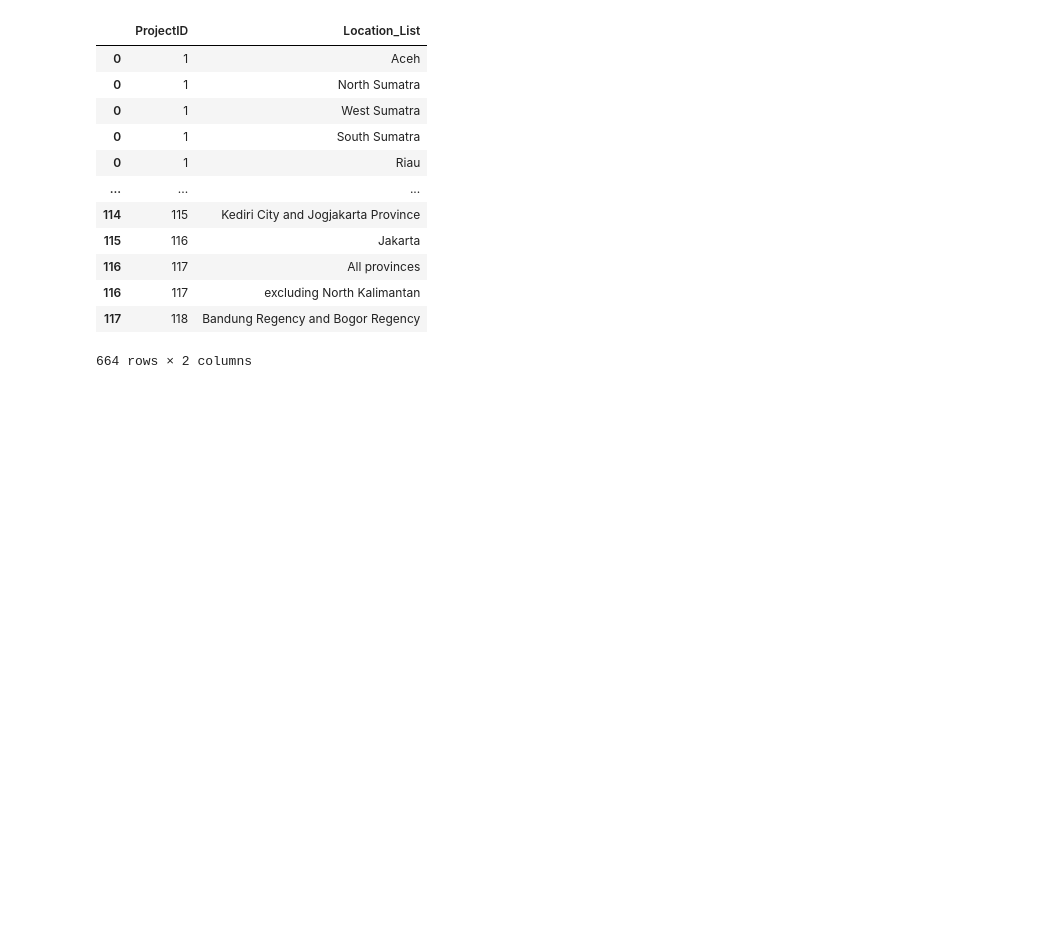
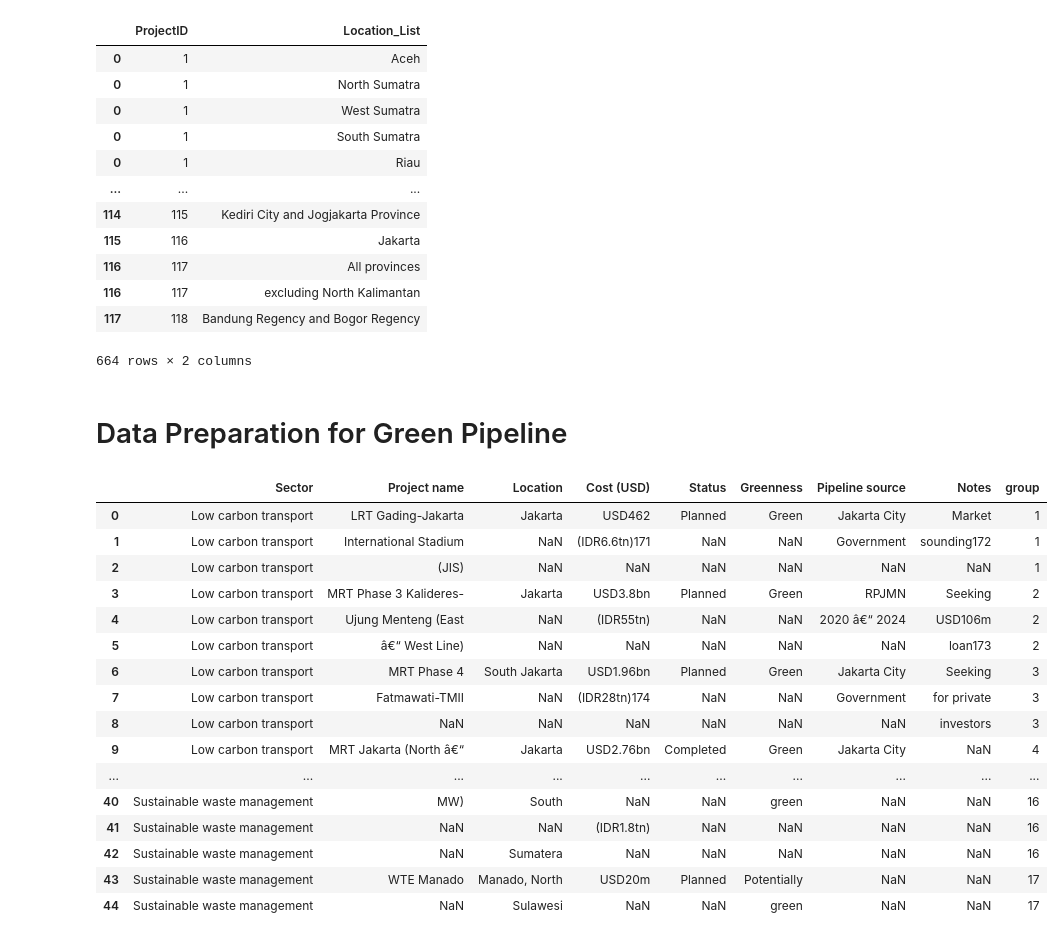
Before and after one commit to mihoku/data-preparation-indonesia-green-bonds, a Jupyter notebook: General-Data-Prep.ipynb, the cells around one changed output. Saved outputs shown, nothing was run; the diff lists cells and outputs as text; code cells hidden in the pictures; blank space fills up the shorter version.

```diff
--- a/General-Data-Prep.ipynb
+++ b/General-Data-Prep.ipynb
@@ -834,3 +834,26 @@ green_sukuk_allocation_location
 664 rows × 2 columns
 # %%
 green_sukuk_allocation_location.to_csv('all_green_sukuk_allocation_location.txt',sep='#',index=False)
+# %% [markdown]
+# Data Preparation for Green Pipeline
+# %%
+green_pipeline_type_1 = pd.read_excel('green-pipeline-data-prep.xlsx', sheet_name=1,dtype=str)
+green_pipeline_type_1.head(123)
+# %% [output]
+|  | Sector | Project name | Location | Cost (USD) | Status | Greenness | Pipeline source | Notes | group |
+| 0 | Low carbon transport | LRT Gading-Jakarta | Jakarta | USD462 | Planned | Green | Jakarta City | Market | 1 |
+| 1 | Low carbon transport | International Stadium | NaN | (IDR6.6tn)171 | NaN | NaN | Government | sounding172 | 1 |
+| 2 | Low carbon transport | (JIS) | NaN | NaN | NaN | NaN | NaN | NaN | 1 |
+| 3 | Low carbon transport | MRT Phase 3 Kalideres- | Jakarta | USD3.8bn | Planned | Green | RPJMN | Seeking | 2 |
+| 4 | Low carbon transport | Ujung Menteng (East | NaN | (IDR55tn) | NaN | NaN | 2020 â€“ 2024 | USD106m | 2 |
+| 5 | Low carbon transport | â€“ West Line) | NaN | NaN | NaN | NaN | NaN | loan173 | 2 |
+| 6 | Low carbon transport | MRT Phase 4 | South Jakarta | USD1.96bn | Planned | Green | Jakarta City | Seeking | 3 |
+| 7 | Low carbon transport | Fatmawati-TMII | NaN | (IDR28tn)174 | NaN | NaN | Government | for private | 3 |
+| 8 | Low carbon transport | NaN | NaN | NaN | NaN | NaN | NaN | investors | 3 |
+| 9 | Low carbon transport | MRT Jakarta (North â€“ | Jakarta | USD2.76bn | Completed | Green | Jakarta City | NaN | 4 |
+| ... | ... | ... | ... | ... | ... | ... | ... | ... | ... |
+| 40 | Sustainable waste management | MW) | South | NaN | NaN | green | NaN | NaN | 16 |
+| 41 | Sustainable waste management | NaN | NaN | (IDR1.8tn) | NaN | NaN | NaN | NaN | 16 |
+| 42 | Sustainable waste management | NaN | Sumatera | NaN | NaN | NaN | NaN | NaN | 16 |
+| 43 | Sustainable waste management | WTE Manado | Manado, North | USD20m | Planned | Potentially | NaN | NaN | 17 |
+| 44 | Sustainable waste management | NaN | Sulawesi | NaN | NaN | green | NaN | NaN | 17 |
```
Also changed, not shown: parts of 3 cells of this notebook.
